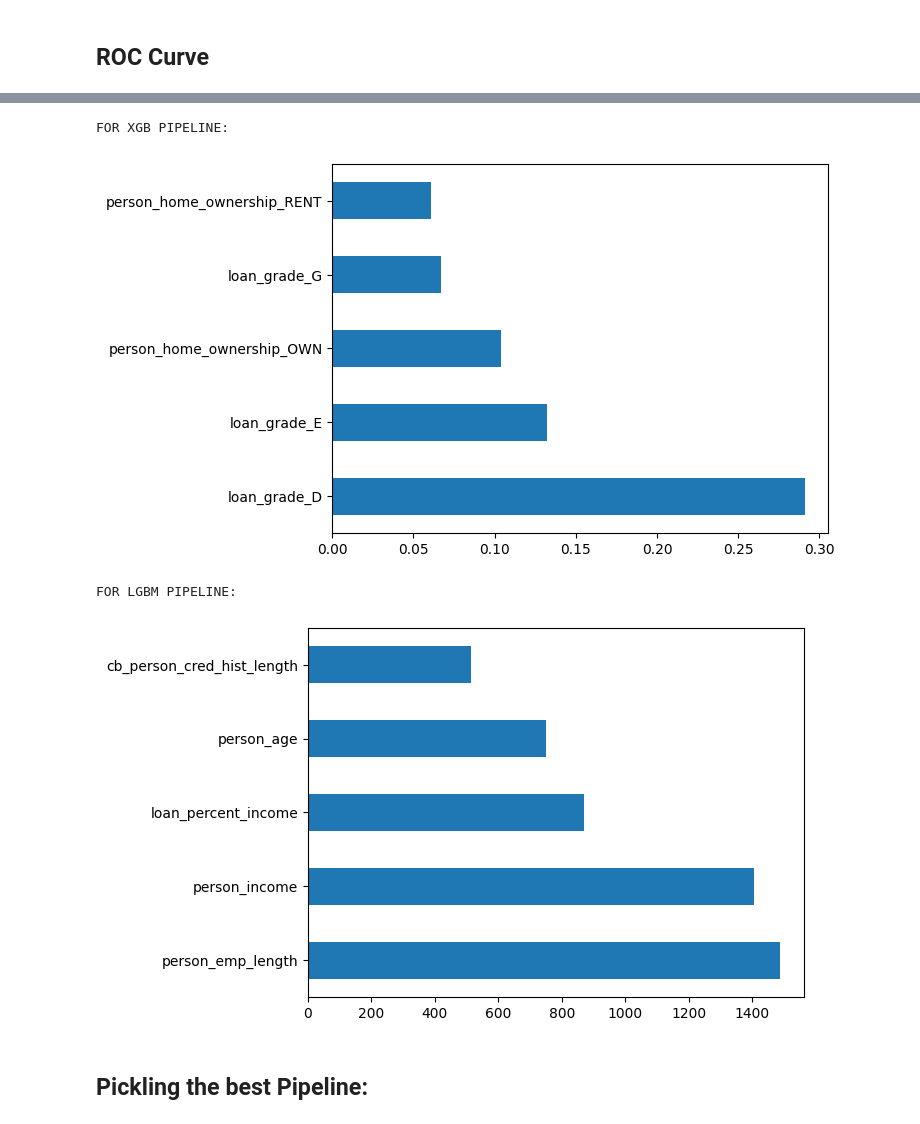
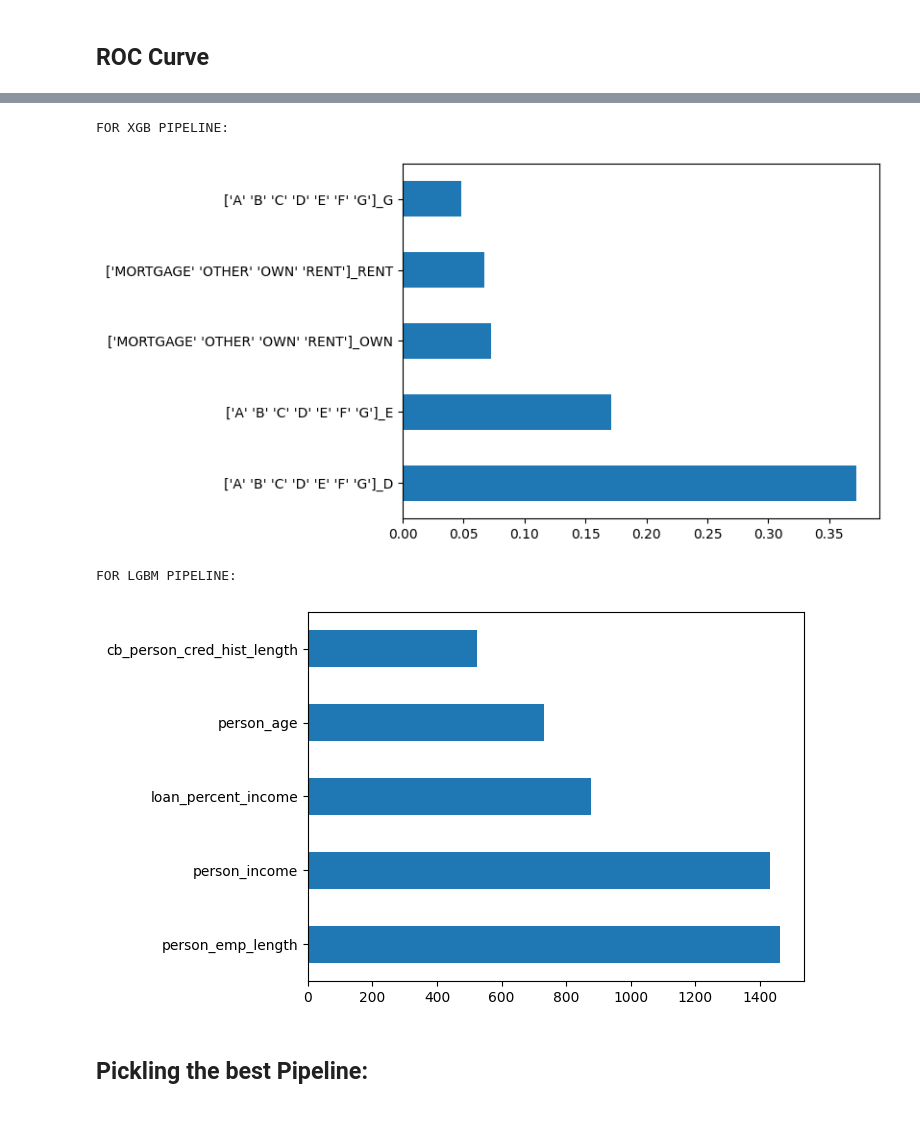
Before and after one commit to Bazinga97/ML_Projects, a Jupyter notebook: Credit_Risk_analysis.ipynb, the cells around one changed output, grey strips where cells are left out. Saved outputs shown, nothing was run; the diff lists cells and outputs as text; code cells hidden in the pictures.

```diff
--- a/Credit_Risk_analysis.ipynb
+++ b/Credit_Risk_analysis.ipynb
@@ -937,29 +978,39 @@ The MCC score of LGB Pipeline is:0.7958996987500818
 # %%
 from sklearn.preprocessing import OneHotEncoder
-# %%
-# Assuming 'coltf' is your ColumnTransformer step in the pipeline
-cat_cols_transformer = pipe_lgb.named_steps["coltf"]
-feature_names = []
-
-# Iterate over named transformers to find the OneHotEncoder transformer
-for name, transformer in cat_cols_transformer.named_transformers_.items():
-    if isinstance(transformer, OneHotEncoder):
-        feature_names = list(transformer.get_feature_names_out())
-        break
-
-ncol = ncol.delete(ncol.get_loc("loan_status"))  # ncol is an index object, not an array object
-ncol = ncol.delete(ncol.get_loc("loan_int_rate"))
-train_col = list(ncol) + feature_names  # Final list of columns
-
-print("FOR XGB PIPELINE:\n")
-funct_fi(pipe_xgb, train_col)
-print("\nFOR LGBM PIPELINE:\n")
-funct_fi(pipe_lgb, train_col)
-# %% [output]
-FOR XGB PIPELINE:
-[figure, removed]
-FOR LGBM PIPELINE:
-[figure, removed]
+# %%
+from sklearn.preprocessing import OneHotEncoder
+import pandas as pd
+import matplotlib.pyplot as plt
+
+def funct_fi(p, cols):
+    fi = p.steps[2][1].feature_importances_  # Returns the list of feature importance from model inside the pipeline
+    feat_importances = pd.Series(fi, index=cols)
+    feat_importances.nlargest(5).plot(kind='barh')
+    plt.show()
+
+# Check if 'loan_status' is in the column names before attempting to delete it
+if 'loan_status' in ncol:
+    ncol = ncol.delete(ncol.get_loc("loan_status"))  # ncol is an index object, not an array object
+
+# Check if 'loan_int_rate' is in the column names before attempting to delete it
+if 'loan_int_rate' in ncol:
+    ncol = ncol.delete(ncol.get_loc("loan_int_rate"))  # ncol is an index object, not an array object
+
+# Check if 'loan_status' and 'loan_int_rate' were successfully deleted before proceeding
+if 'loan_status' not in ncol and 'loan_int_rate' not in ncol:
+    train_col = list(ncol) + list(ccol)  # Final list of columns
+
+    print("FOR XGB PIPELINE:\n")
+    funct_fi(pipe_xgb, train_col)
+    print("\nFOR LGBM PIPELINE:\n")
+    funct_fi(pipe_lgb, train_col)
+else:
+    print("'loan_status' or 'loan_int_rate' not found in column names. Please verify the column names in your DataFrame.")
+# %% [output]
+FOR XGB PIPELINE:
+[figure, added]
+FOR LGBM PIPELINE:
+[figure, added]
 # %% [markdown]
 ## Pickling the best Pipeline:
 # %%
```
Also changed, not shown: parts of 41 cells of this notebook.
